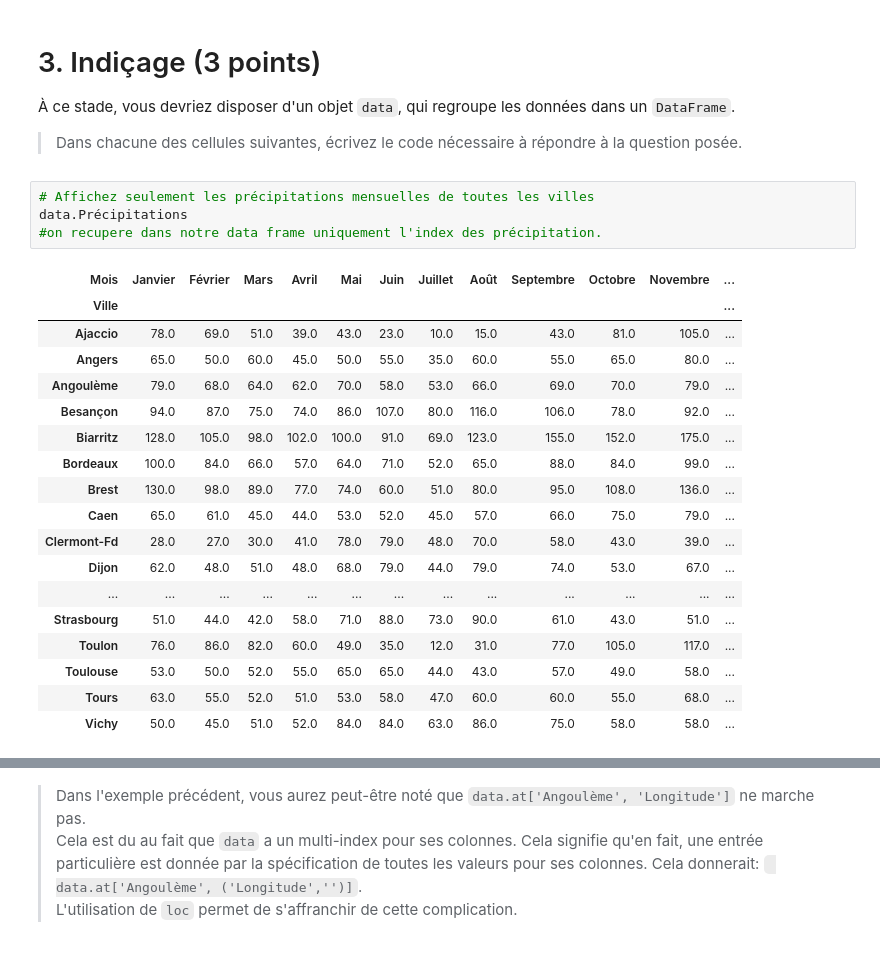
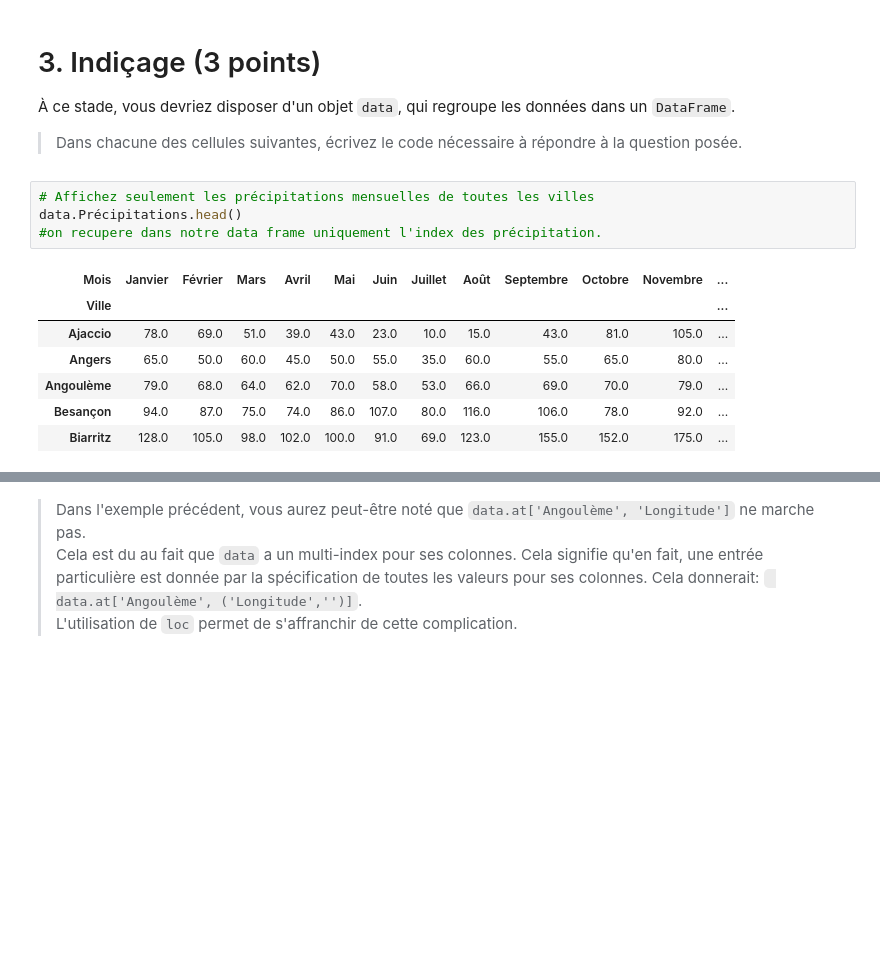
Before and after one commit to campusplage/compte-rendus-novales, a Jupyter notebook: TP1_pandas.ipynb, the cells around one changed output, grey strips where cells are left out. Drawn from its saved outputs; the diff is of its cells as text; blank space fills up the shorter version.

```diff
--- a/TP1_pandas.ipynb
+++ b/TP1_pandas.ipynb
@@ -147,27 +136,16 @@ Comme vous le constatez, `pandas` est en fait encore plus puissant que ce que je
 > Dans chacune des cellules suivantes, écrivez le code nécessaire à répondre à la question posée.
 # %%
 # Affichez seulement les précipitations mensuelles de toutes les villes
-data.Précipitations
+data.Précipitations.head()
 #on recupere dans notre data frame uniquement l'index des précipitation.
 # %% [output]
 | Mois | Janvier | Février | Mars | Avril | Mai | Juin | Juillet | Août | Septembre | Octobre | Novembre | ... |
 | Ville |  |  |  |  |  |  |  |  |  |  |  | ... |
 | Ajaccio | 78.0 | 69.0 | 51.0 | 39.0 | 43.0 | 23.0 | 10.0 | 15.0 | 43.0 | 81.0 | 105.0 | ... |
 | Angers | 65.0 | 50.0 | 60.0 | 45.0 | 50.0 | 55.0 | 35.0 | 60.0 | 55.0 | 65.0 | 80.0 | ... |
 | Angoulème | 79.0 | 68.0 | 64.0 | 62.0 | 70.0 | 58.0 | 53.0 | 66.0 | 69.0 | 70.0 | 79.0 | ... |
 | Besançon | 94.0 | 87.0 | 75.0 | 74.0 | 86.0 | 107.0 | 80.0 | 116.0 | 106.0 | 78.0 | 92.0 | ... |
 | Biarritz | 128.0 | 105.0 | 98.0 | 102.0 | 100.0 | 91.0 | 69.0 | 123.0 | 155.0 | 152.0 | 175.0 | ... |
-| Bordeaux | 100.0 | 84.0 | 66.0 | 57.0 | 64.0 | 71.0 | 52.0 | 65.0 | 88.0 | 84.0 | 99.0 | ... |
-| Brest | 130.0 | 98.0 | 89.0 | 77.0 | 74.0 | 60.0 | 51.0 | 80.0 | 95.0 | 108.0 | 136.0 | ... |
-| Caen | 65.0 | 61.0 | 45.0 | 44.0 | 53.0 | 52.0 | 45.0 | 57.0 | 66.0 | 75.0 | 79.0 | ... |
-| Clermont-Fd | 28.0 | 27.0 | 30.0 | 41.0 | 78.0 | 79.0 | 48.0 | 70.0 | 58.0 | 43.0 | 39.0 | ... |
-| Dijon | 62.0 | 48.0 | 51.0 | 48.0 | 68.0 | 79.0 | 44.0 | 79.0 | 74.0 | 53.0 | 67.0 | ... |
-| ... | ... | ... | ... | ... | ... | ... | ... | ... | ... | ... | ... | ... |
-| Strasbourg | 51.0 | 44.0 | 42.0 | 58.0 | 71.0 | 88.0 | 73.0 | 90.0 | 61.0 | 43.0 | 51.0 | ... |
-| Toulon | 76.0 | 86.0 | 82.0 | 60.0 | 49.0 | 35.0 | 12.0 | 31.0 | 77.0 | 105.0 | 117.0 | ... |
-| Toulouse | 53.0 | 50.0 | 52.0 | 55.0 | 65.0 | 65.0 | 44.0 | 43.0 | 57.0 | 49.0 | 58.0 | ... |
-| Tours | 63.0 | 55.0 | 52.0 | 51.0 | 53.0 | 58.0 | 47.0 | 60.0 | 60.0 | 55.0 | 68.0 | ... |
-| Vichy | 50.0 | 45.0 | 51.0 | 52.0 | 84.0 | 84.0 | 63.0 | 86.0 | 75.0 | 58.0 | 58.0 | ... |
 # %%
 # Affichez le nombre de jours de pluie de toutes les villes pour les mois de "Juin", "Juillet" et "Août"
 #data.Précipitations.Juin
```
Also changed, not shown: parts of 4 cells of this notebook.
